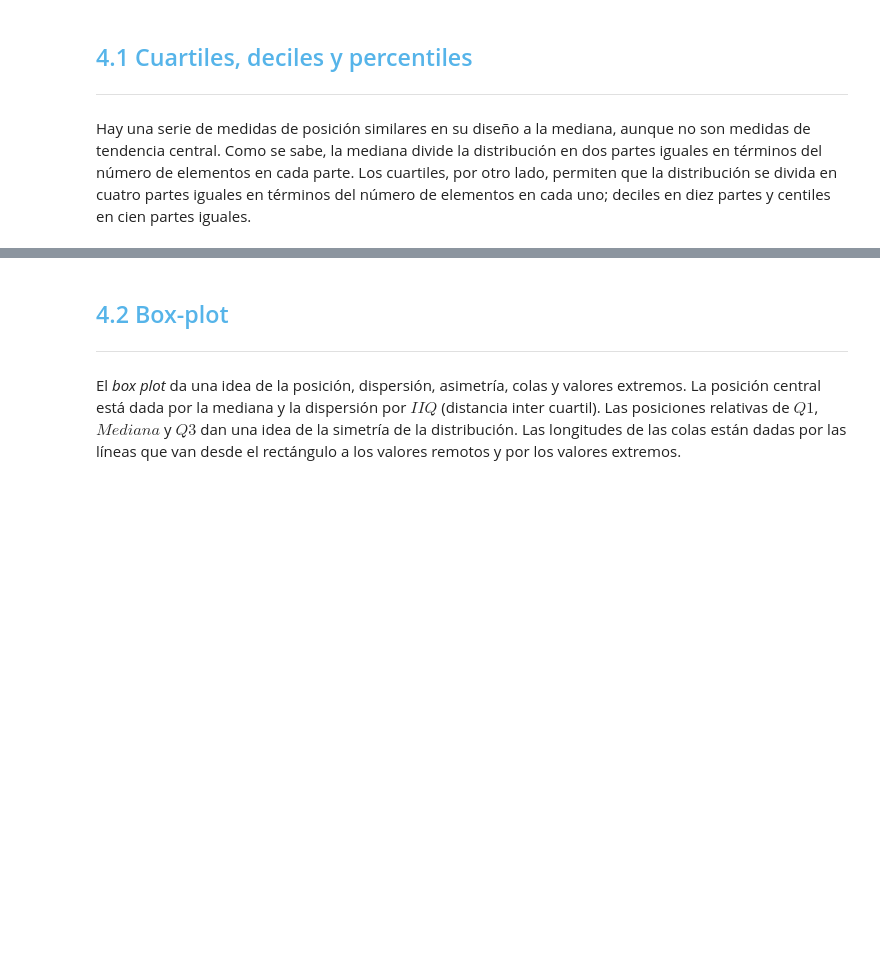
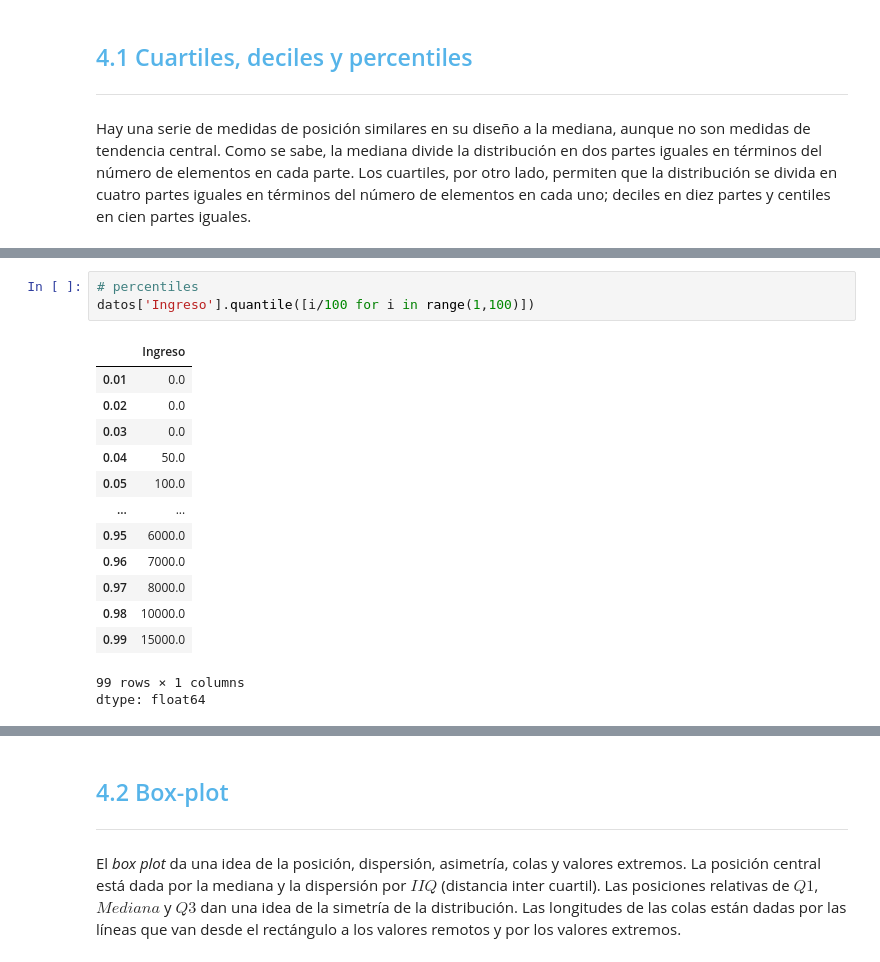
Before and after one commit to MarteDevs/Estadistica-con-Python, a Jupyter notebook: Curso_de_Estadística_con_Python_1.ipynb, the cells around one changed output, grey strips where cells are left out. Drawn from its saved outputs; the diff is of its cells as text; blank space fills up the shorter version.

```diff
--- a/Curso_de_Estadística_con_Python_1.ipynb
+++ b/Curso_de_Estadística_con_Python_1.ipynb
@@ -1180,0 +1228,18 @@ Hay una serie de medidas de posición similares en su diseño a la mediana, aunq
+# %%
+# percentiles
+datos['Ingreso'].quantile([i/100 for i in range(1,100)])
+# %% [output]
+|  | Ingreso |
+| 0.01 | 0.0 |
+| 0.02 | 0.0 |
+| 0.03 | 0.0 |
+| 0.04 | 50.0 |
+| 0.05 | 100.0 |
+| ... | ... |
+| 0.95 | 6000.0 |
+| 0.96 | 7000.0 |
+| 0.97 | 8000.0 |
+| 0.98 | 10000.0 |
+| 0.99 | 15000.0 |
+99 rows × 1 columns
+dtype: float64
```
Also changed, not shown: parts of 15 cells of this notebook.
